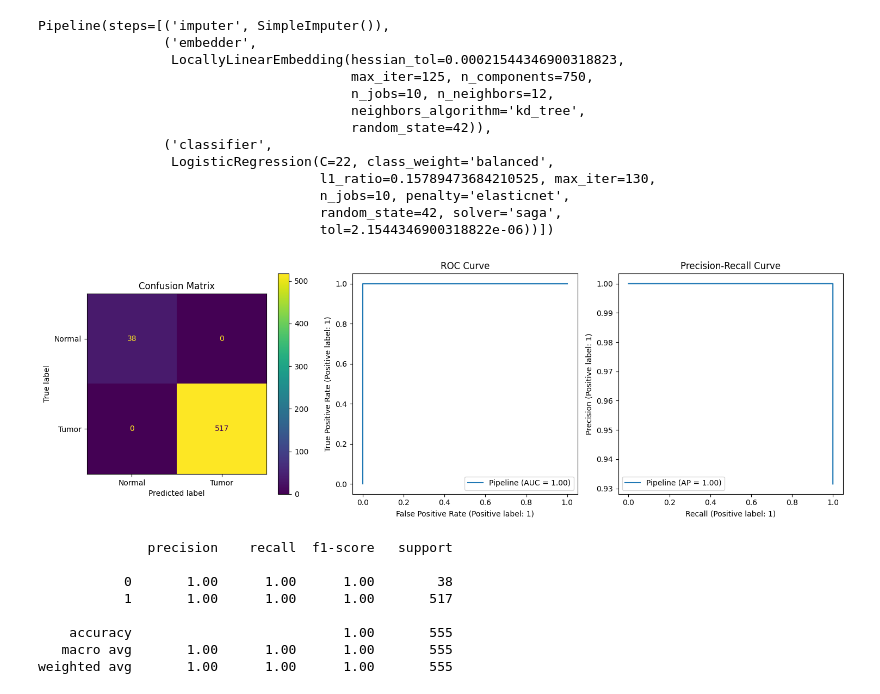
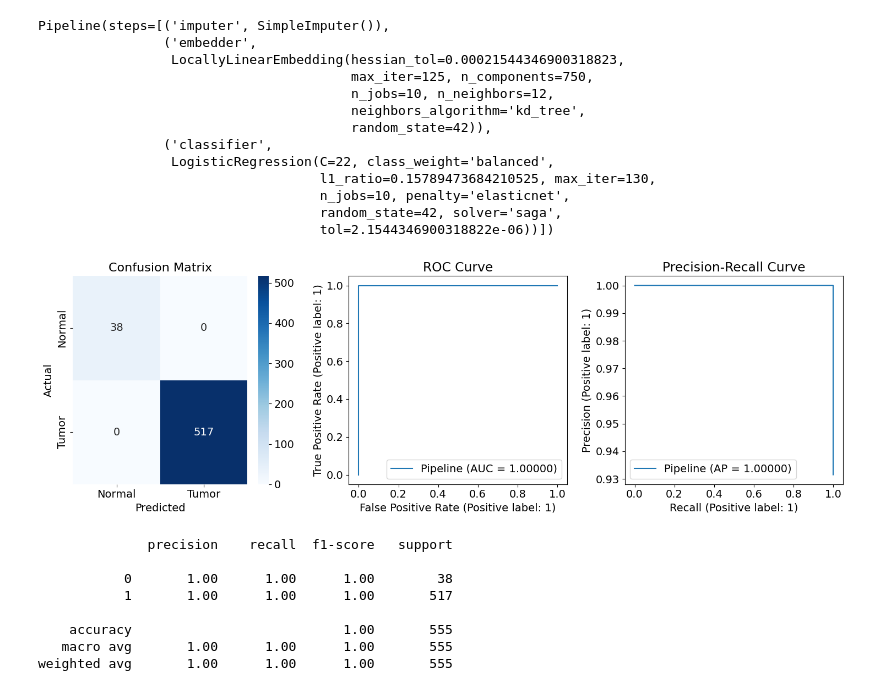
Before and after one commit to jacob-tye/20232110_TCGA_METHYLATION_CLINICAL_ML, a Jupyter notebook: analysis/shap_memory_troubleshoot/02_dim_red_prediction_hm27.ipynb, the cells around one changed output. Drawn from its saved outputs; the diff is of its cells as text; code cells hidden in the pictures.

```diff
--- a/analysis/shap_memory_troubleshoot/02_dim_red_prediction_hm27.ipynb
+++ b/analysis/shap_memory_troubleshoot/02_dim_red_prediction_hm27.ipynb
@@ -239,39 +245,62 @@ Pipeline(steps=[('imputer', SimpleImputer()),
                                     n_jobs=10, penalty='elasticnet',
                                     random_state=42, solver='saga',
                                     tol=2.1544346900318822e-06))])
+# %%
+font_size = 14
 # %%
+plt.rcParams.update({"font.size": font_size})
+
 fig, ax = plt.subplots(1, 3, figsize=(15, 5))
 
-ConfusionMatrixDisplay.from_estimator(
-    classification_pipeline,
-    X_test,
-    y_test,
+# ConfusionMatrixDisplay.from_estimator(
+#     classification_pipeline,
+#     X_test,
+#     y_test,
+#     ax=ax[0],
+#     display_labels=["Normal", "Tumor"],
+# )
+# ax[0].set_title("Confusion Matrix")
+cm = confusion_matrix(y_test, classification_pipeline.predict(X_test))
+
+sns.heatmap(
+    cm,
+    annot=True,
+    fmt="d",
+    cmap="Blues",
+    xticklabels=["Normal", "Tumor"],
+    yticklabels=["Normal", "Tumor"],
     ax=ax[0],
-    display_labels=["Normal", "Tumor"],
+    annot_kws={"fontsize": font_size},
 )
-ax[0].set_title("Confusion Matrix")
+ax[0].set_xlabel("Predicted", fontsize=font_size)
+ax[0].set_ylabel("Actual", fontsize=font_size)
+ax[0].set_title("Confusion Matrix", fontsize=font_size + 2)
+ax[0].tick_params(axis="both", which="major", labelsize=font_size)
 
-RocCurveDisplay.from_estimator(
+roc_display = RocCurveDisplay.from_estimator(
     classification_pipeline,
     X_test,
     y_test,
     ax=ax[1],
 )
 ax[1].set_title("ROC Curve")
+roc_display.line_.set_label(f"Pipeline (AUC = {roc_display.roc_auc:.5f})")
+ax[1].legend()
 
-PrecisionRecallDisplay.from_estimator(
+pr_display = PrecisionRecallDisplay.from_estimator(
     classification_pipeline,
     X_test,
     y_test,
     ax=ax[2],
 )
 ax[2].set_title("Precision-Recall Curve")
-
+pr_display.line_.set_label(f"Pipeline (AP = {pr_display.average_precision:.5f})")
+ax[2].legend()
 
 plt.tight_layout()
 plt.show()
 # %% [output]
-[figure, old version]
+[figure, new version]
 # %%
 report = classification_report(y_test, classification_pipeline.predict(X_test))
 print(report)
```
Also changed, not shown: parts of 2 cells of this notebook, 3 other files.
